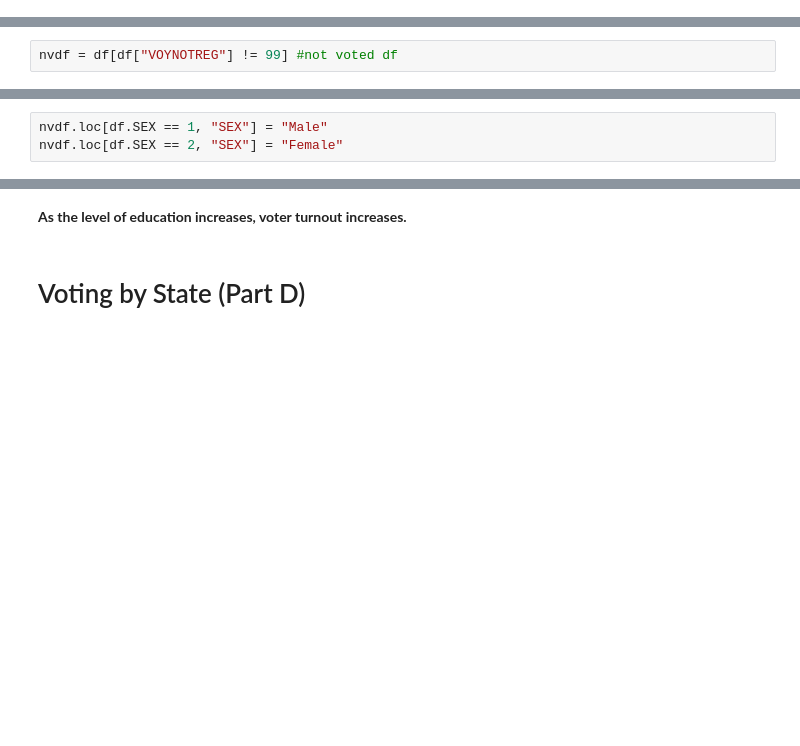
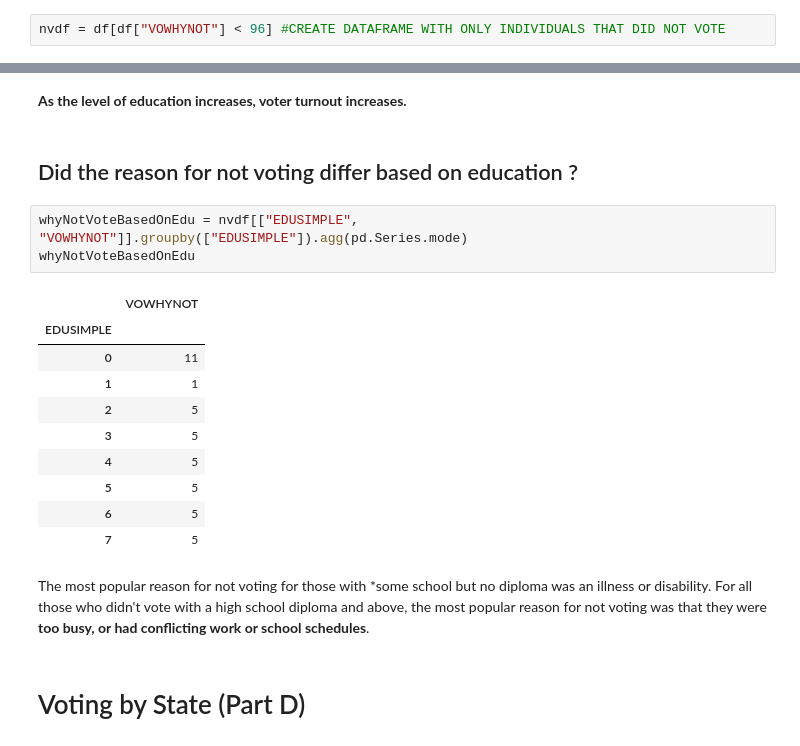
Before and after one commit to mdesilva/Data-Science, a Jupyter notebook: ASA2020FallDataChallenge/Analysis.ipynb, the cells around one changed output, grey strips where cells are left out. Saved outputs shown, nothing was run; the diff lists cells and outputs as text; blank space fills up the shorter version.

```diff
--- a/ASA2020FallDataChallenge/Analysis.ipynb
+++ b/ASA2020FallDataChallenge/Analysis.ipynb
@@ -31,3 +33,5 @@ df["Age Band"] = pd.cut(df["AGE"], 5, labels=["18-32", "32-44", "44-58", "58-72"
+# %%
+nvdf = df[df["VOWHYNOT"] < 96] #CREATE DATAFRAME WITH ONLY INDIVIDUALS THAT DID NOT VOTE
 # %% [markdown]
 # Voter Registration Analysis (Part A)
 # %%
@@ -51,2 +52,0 @@ First, we will drop the 99 (not in universe) because these individuals did regis
-# %%
-nvdf = df[df["VOYNOTREG"] != 99] #not voted df
@@ -69,7 +71,4 @@ whyNotVoteBasedOnAge
 The most popular reason for not registering to vote *across all age bands* was **Not being interested in the election or politics**. So, the reason for not registering to vote did not vary across ages.
 # %% [markdown]
 ## Next, did the most popular reason that voters did not register vary across sex ?
-# %%
-nvdf.loc[df.SEX == 1, "SEX"] = "Male"
-nvdf.loc[df.SEX == 2, "SEX"] = "Female"
 # %%
@@ -299,6 +300,24 @@ eduVotes.plot.bar()
 [figure]
 # %% [markdown]
 **As the level of education increases, voter turnout increases.**
+# %% [markdown]
+## Did the reason for not voting differ based on education ?
+# %%
+whyNotVoteBasedOnEdu = nvdf[["EDUSIMPLE", "VOWHYNOT"]].groupby(["EDUSIMPLE"]).agg(pd.Series.mode)
+whyNotVoteBasedOnEdu
+# %% [output]
+|  | VOWHYNOT |
+| EDUSIMPLE |  |
+| 0 | 11 |
+| 1 | 1 |
+| 2 | 5 |
+| 3 | 5 |
+| 4 | 5 |
+| 5 | 5 |
+| 6 | 5 |
+| 7 | 5 |
+# %% [markdown]
+The most popular reason for not voting for those with *some school but no diploma was an illness or disability. For all those who didn't vote with a high school diploma and above, the most popular reason for not voting was that they were **too busy, or had conflicting work or school schedules**.
 # %% [markdown]
 # Voting by State (Part D)
 # %%
```
Also changed, not shown: parts of 8 cells of this notebook.
